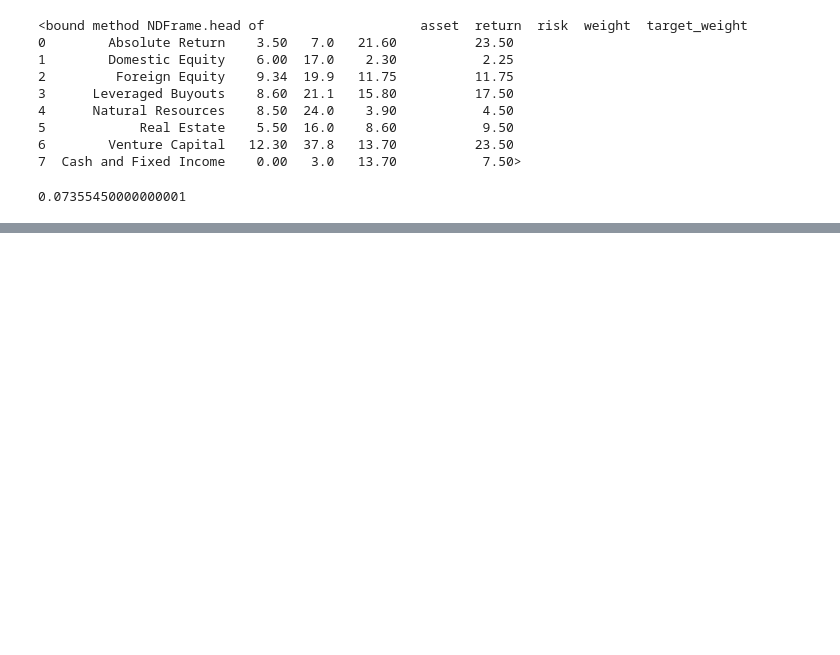
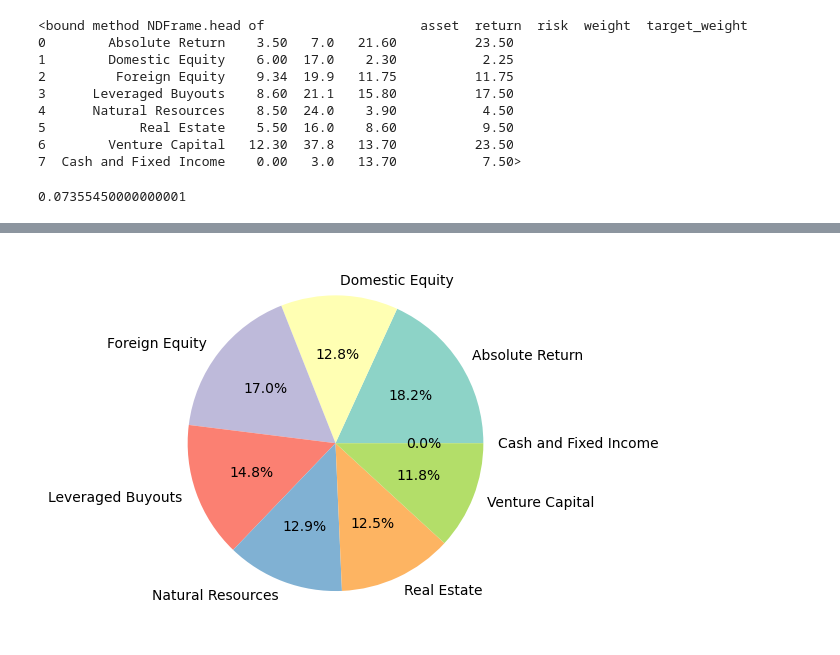
Before and after one commit to antonsharapov1/inv, a Jupyter notebook: Untitled-1.ipynb, the cells around one changed output, grey strips where cells are left out. Cells and saved outputs as stored; diff of their text form; code cells hidden in the pictures; blank space fills up the shorter version.

```diff
--- a/Untitled-1.ipynb
+++ b/Untitled-1.ipynb
@@ -133,0 +173,12 @@ plt.show()
+# %%
+df_sharp = df.filter(['asset','return', 'risk'], axis=1)
+df_sharp['sharp_ratio'] = df_sharp['return'] / df_sharp['risk']
+df_sharp['sharp_ratio'] = df_sharp['sharp_ratio'] / df_sharp['sharp_ratio'].sum()
+plt.pie(
+    df_sharp['sharp_ratio'],
+    labels=df_sharp['asset'],
+    autopct='%1.1f%%',
+    colors = sns.color_palette('Set3'))
+plt.show()
+# %% [output]
+[figure, added]
```
Also changed, not shown: parts of 4 cells of this notebook.
